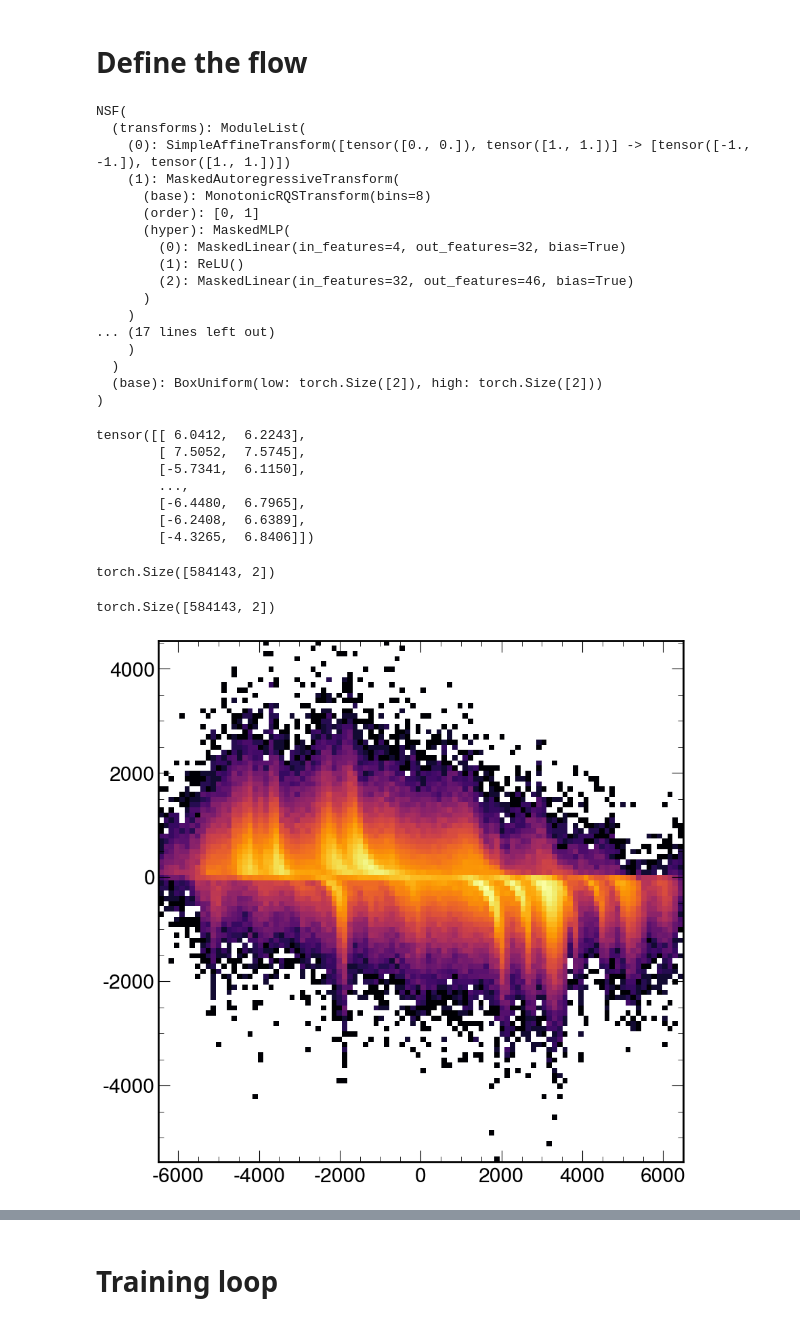
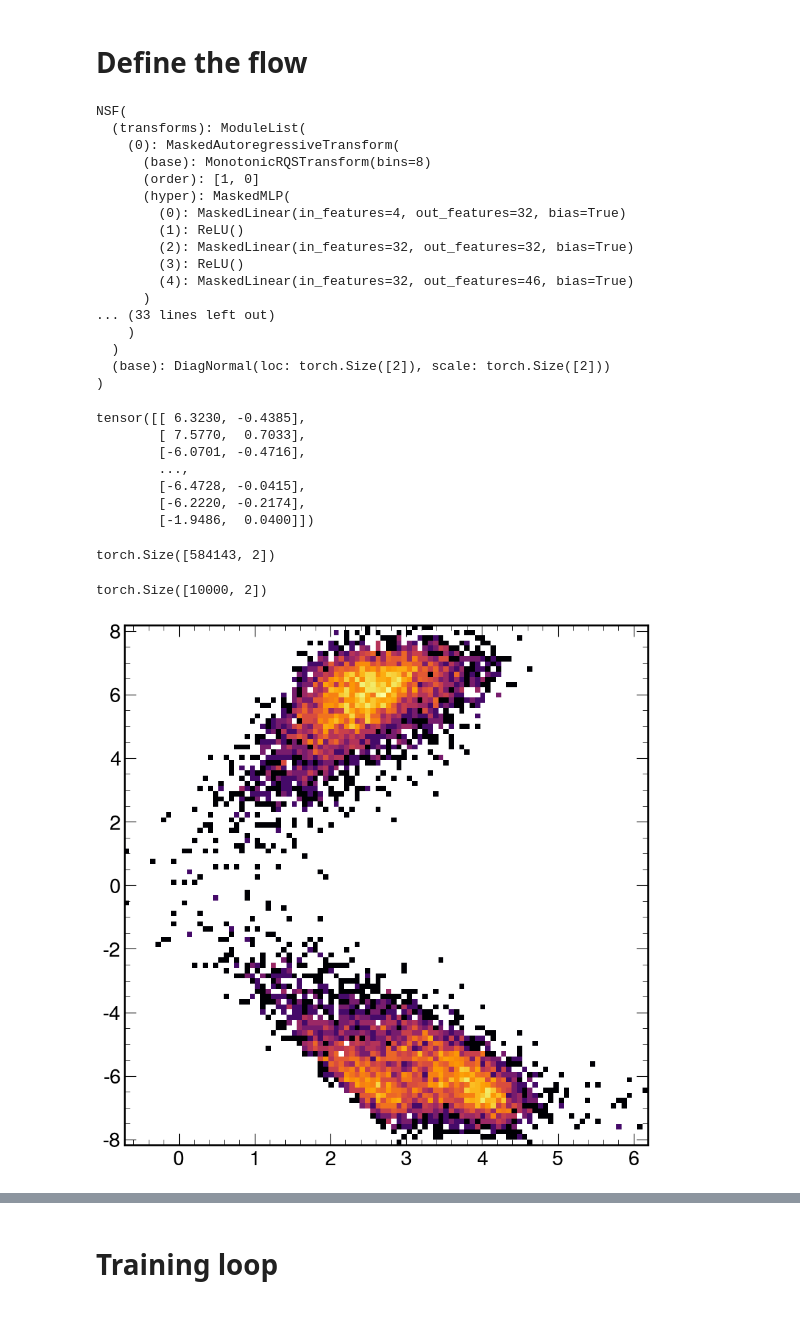
Before and after one commit to valsdav/ttHbb_jets_partons_studies, a Jupyter notebook: IncomingPartonsFlow.ipynb, the cells around one changed output, grey strips where cells are left out. Saved outputs shown, nothing was run; the diff lists cells and outputs as text; code cells hidden in the pictures.

```diff
--- a/IncomingPartonsFlow.ipynb
+++ b/IncomingPartonsFlow.ipynb
@@ -102 +108,3 @@ plt.legend();
+# %%
+Y_scaled = torch.from_numpy(scaler.fit_transform(y_cond)).float()
 # %%
@@ -138,56 +187,66 @@ def build_flow(features, ntransforms=4, context=None, hidden_mlp=[32]*3, bins=8,
                                                  -1*torch.ones(features), 1*torch.ones(features)))
 
     return flow
+# %%
+def build_flow_gauss(features, ntransforms=4, context=None, hidden_mlp=[32]*3, bins=8, autoregressive=True):
+    flow = zuko.flows.NSF(features, context=context, transforms=ntransforms, bins=bins, hidden_features=hidden_mlp,
+                      randperm=True,
+                      base=DiagNormal,
+                      univariate_kwargs={"bound": 10},
+                      passes= 2 if not autoregressive else features)
+    return flow
 # %%
 def count_parameters(model):
     return sum(p.numel() for p in model.parameters() if p.requires_grad)
 # %%
 flow = build_flow(features=2, ntransforms=3, context=2, hidden_mlp=[32], bins=8, autoregressive=True)
+# %%
+flow = build_flow_gauss(features=2, ntransforms=4, context=2, hidden_mlp=[32]*2, bins=8, autoregressive=True)
 # %%
 flow
 # %% [output]
 NSF(
   (transforms): ModuleList(
-    (0): SimpleAffineTransform([tensor([0., 0.]), tensor([1., 1.])] -> [tensor([-1., -1.]), tensor([1., 1.])])
-    (1): MaskedAutoregressiveTransform(
+    (0): MaskedAutoregressiveTransform(
       (base): MonotonicRQSTransform(bins=8)
-      (order): [0, 1]
+      (order): [1, 0]
       (hyper): MaskedMLP(
         (0): MaskedLinear(in_features=4, out_features=32, bias=True)
         (1): ReLU()
-        (2): MaskedLinear(in_features=32, out_features=46, bias=True)
+        (2): MaskedLinear(in_features=32, out_features=32, bias=True)
+        (3): ReLU()
+        (4): MaskedLinear(in_features=32, out_features=46, bias=True)
       )
-    )
-... (17 lines left out)
+... (33 lines left out)
     )
   )
-  (base): BoxUniform(low: torch.Size([2]), high: torch.Size([2]))
+  (base): DiagNormal(loc: torch.Size([2]), scale: torch.Size([2]))
 )
 # %%
-y_cond_scaled
+Y_scaled
 # %% [output]
-tensor([[ 6.0412,  6.2243],
-        [ 7.5052,  7.5745],
-        [-5.7341,  6.1150],
+tensor([[ 6.3230, -0.4385],
+        [ 7.5770,  0.7033],
+        [-6.0701, -0.4716],
         ...,
-        [-6.4480,  6.7965],
-        [-6.2408,  6.6389],
-        [-4.3265,  6.8406]])
+        [-6.4728, -0.0415],
+        [-6.2220, -0.2174],
+        [-1.9486,  0.0400]])
 # %%
 y_cond_scaled.shape
 # %% [output]
 torch.Size([584143, 2])
 # %%
-out = flow(y_cond_scaled).sample((1, )).squeeze(0)
+out = flow(Y_scaled[0:10000]).sample((1, )).squeeze(0)
 out.shape
 # %% [output]
-torch.Size([584143, 2])
+torch.Size([10000, 2])
 # %%
-plt.hist2d(6500*(out[:,0]-out[:,1]).numpy(),
-           y_cond[:,0],
+plt.hist2d( out[:,0].numpy(),
+           Y_scaled[0:10000,0].numpy(),
           bins=100,cmap="inferno", cmin=1, norm=LogNorm() );
 # %% [output]
-[figure, old version]
+[figure, new version]
 # %%
 plt.hist2d(out[:,0].numpy(), out[:,1].numpy(),
            bins=100, cmap="inferno", cmin=1, norm=LogNorm());
```
Also changed, not shown: parts of 33 cells of this notebook.
